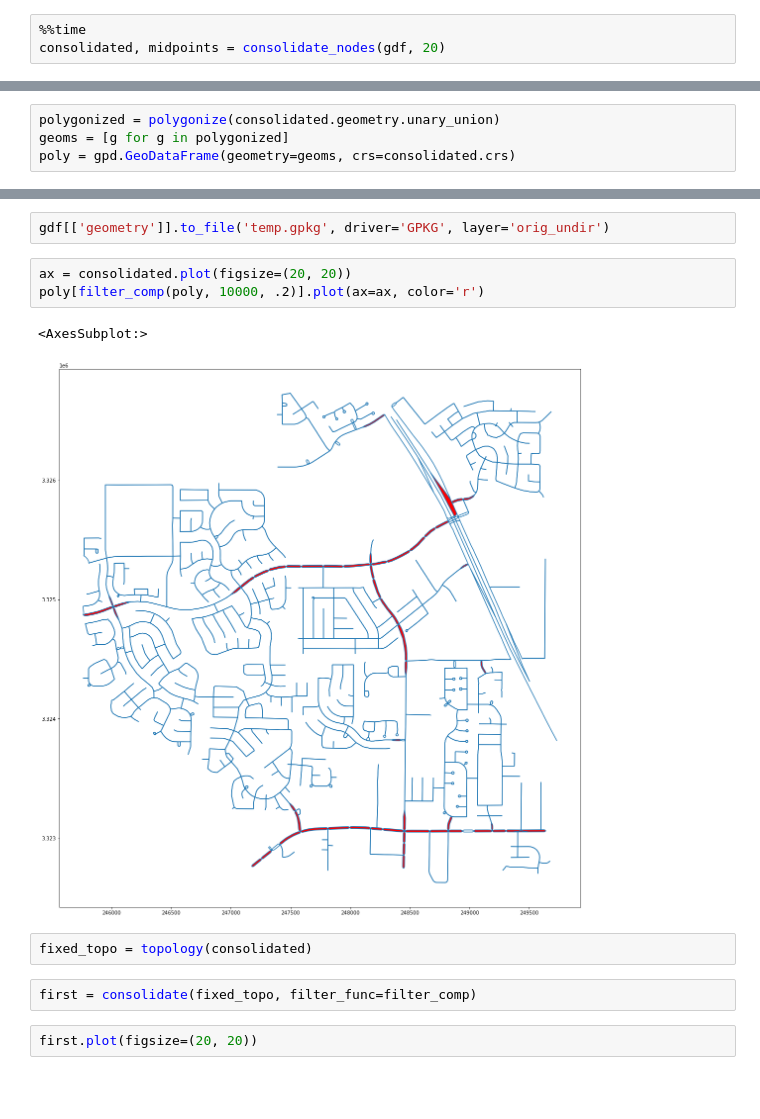
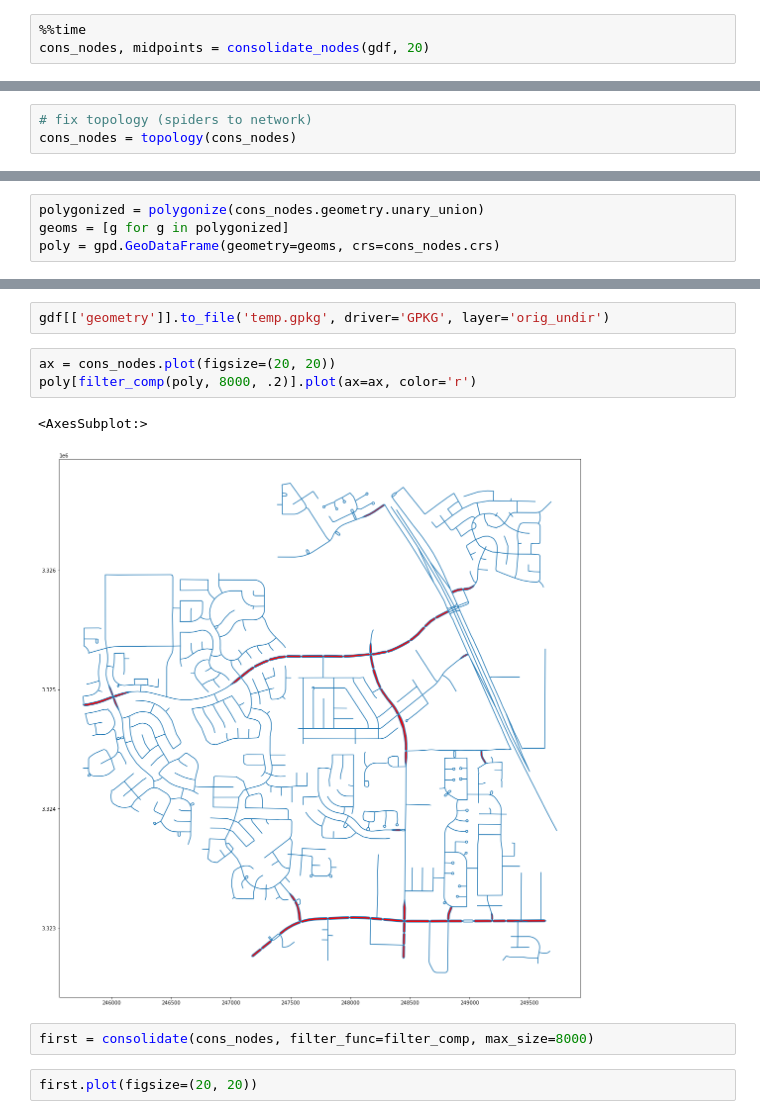
Before and after one commit to martinfleis/data_processing, a Jupyter notebook: vector_data/_consolidation_dev.ipynb, the cells around one changed output, grey strips where cells are left out. Cells and saved outputs as stored; diff of their text form; blank space fills up the shorter version.

```diff
--- a/vector_data/_consolidation_dev.ipynb
+++ b/vector_data/_consolidation_dev.ipynb
@@ -94,4 +49,4 @@ def consolidate_nodes(gdf, tolerance):
 # %%
 %%time
-consolidated, midpoints = consolidate_nodes(gdf, 20)
+cons_nodes, midpoints = consolidate_nodes(gdf, 20)
 # %% [output]
@@ -100 +55,4 @@ Wall time: 482 ms
+# %%
+# fix topology (spiders to network)
+cons_nodes = topology(cons_nodes)
 # %%
@@ -105,4 +67,4 @@ ax=consolidated.plot(figsize=(20, 20))
 # %%
-polygonized = polygonize(consolidated.geometry.unary_union)
+polygonized = polygonize(cons_nodes.geometry.unary_union)
 geoms = [g for g in polygonized]
-poly = gpd.GeoDataFrame(geometry=geoms, crs=consolidated.crs)
+poly = gpd.GeoDataFrame(geometry=geoms, crs=cons_nodes.crs)
@@ -115,15 +71,13 @@ poly[filter_small(poly, consolidated)].plot(ax=ax, color='r')
 # %%
 gdf[['geometry']].to_file('temp.gpkg', driver='GPKG', layer='orig_undir')
 # %%
-ax = consolidated.plot(figsize=(20, 20))
-poly[filter_comp(poly, 10000, .2)].plot(ax=ax, color='r')
+ax = cons_nodes.plot(figsize=(20, 20))
+poly[filter_comp(poly, 8000, .2)].plot(ax=ax, color='r')
 # %% [output]
 <AxesSubplot:>
-[figure, old version]
+[figure, new version]
-# %%
-fixed_topo = topology(consolidated)
 # %%
-first = consolidate(fixed_topo, filter_func=filter_comp)
+first = consolidate(cons_nodes, filter_func=filter_comp, max_size=8000)
 # %%
 first.plot(figsize=(20, 20))
 # %% [output]
```
Also changed, not shown: parts of 21 cells of this notebook, 1 other file.
